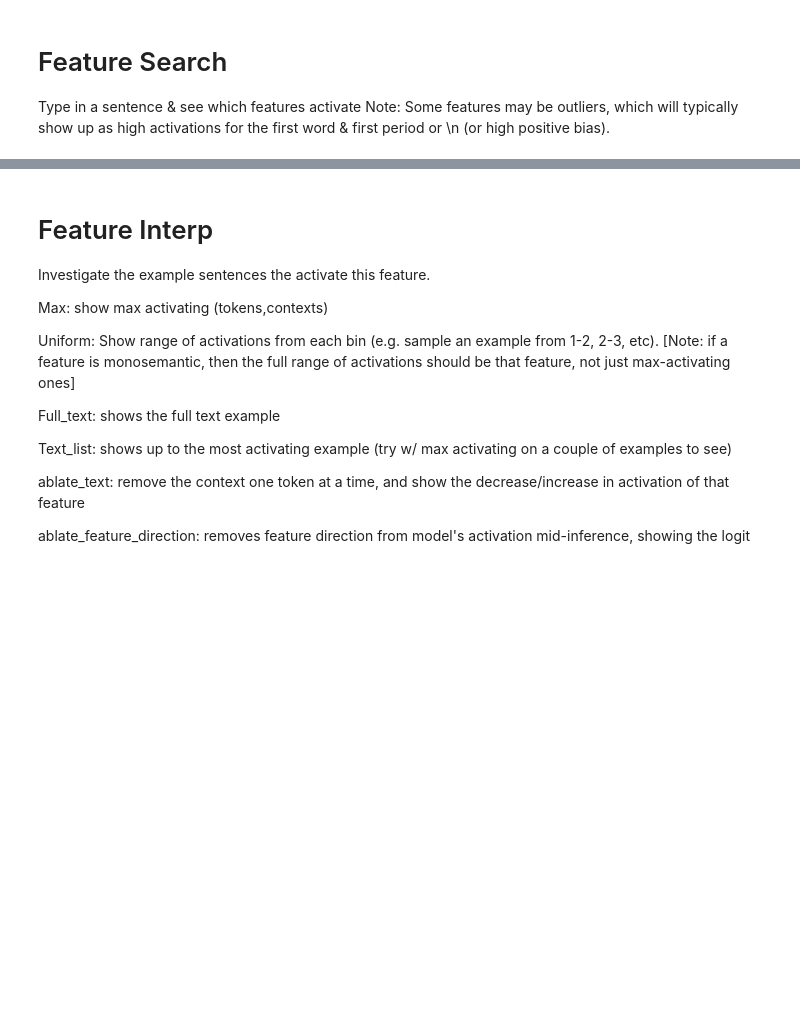
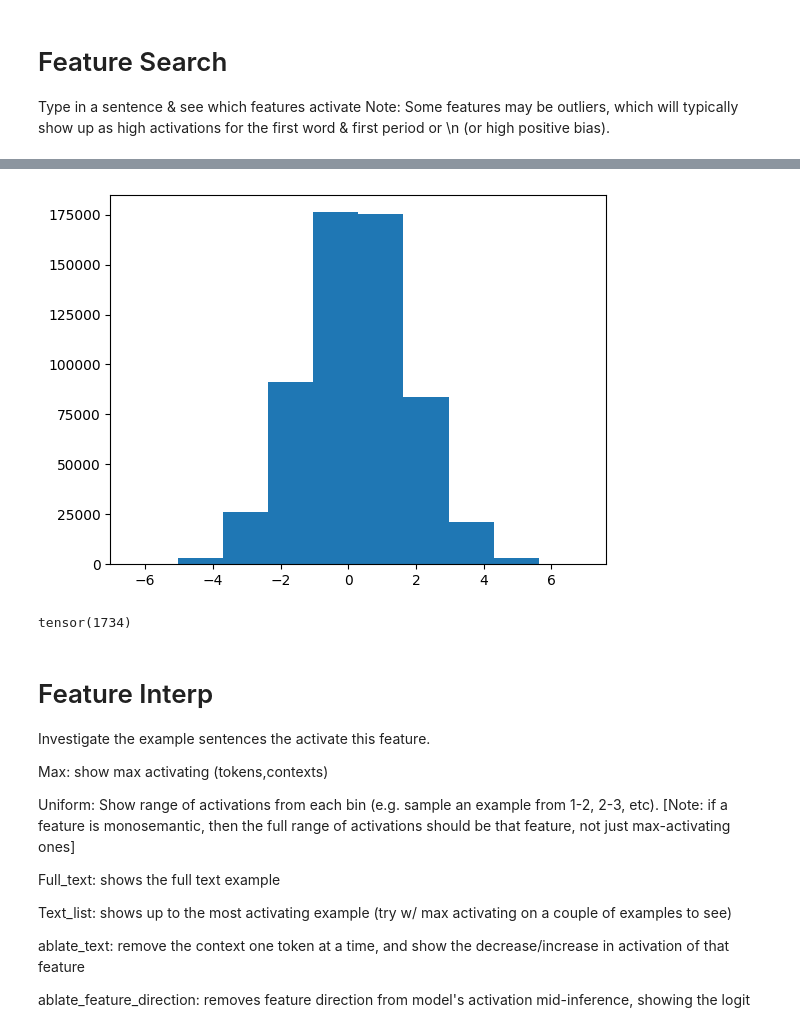
Before and after one commit to migerovitch/sparse_coding, a Jupyter notebook: minimal_feature_interp.ipynb, the cells around one changed output, grey strips where cells are left out. Cells and saved outputs as stored; diff of their text form; code cells hidden in the pictures; blank space fills up the shorter version.

```diff
--- a/minimal_feature_interp.ipynb
+++ b/minimal_feature_interp.ipynb
@@ -446,0 +524,5 @@ Feature_ids [1461, 1655, 389, 1309, 444, 82, 1300, 1206, 1901, 798]
+# %%
+plt.hist(dictionary_activations[:,1734].cpu().numpy())
+plt.show()
+# %% [output]
+[figure, added]
@@ -447,3 +531,7 @@ Feature_ids [1461, 1655, 389, 1309, 444, 82, 1300, 1206, 1901, 798]
+# %%
+minn.values.argmin()
+# %% [output]
+tensor(1734)
 # %% [markdown]
 # Feature Interp
 Investigate the example sentences the activate this feature.
```
Also changed, not shown: parts of 38 cells of this notebook, 1 other file.
